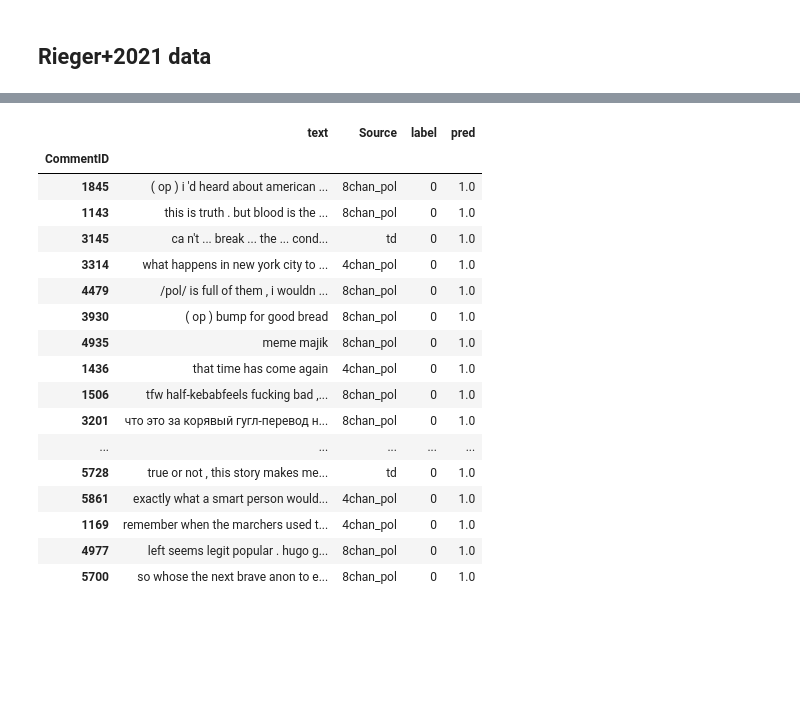
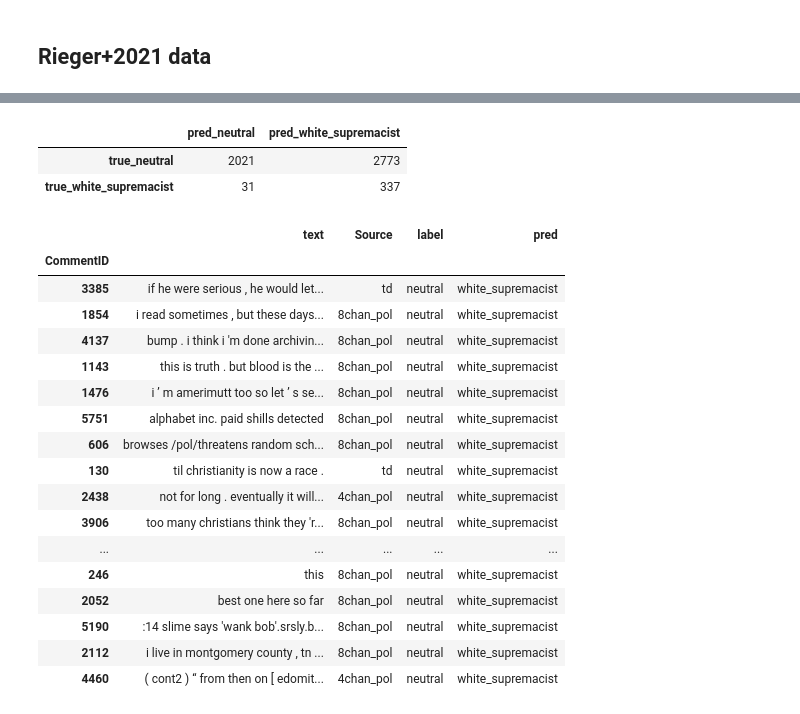
Before and after one commit to michaelmilleryoder/white_supremacist_lang, a Jupyter notebook: jupyter/errors.ipynb, the cells around one changed output, grey strips where cells are left out. Drawn from its saved outputs; the diff is of its cells as text; code cells hidden in the pictures; blank space fills up the shorter version.

```diff
--- a/jupyter/errors.ipynb
+++ b/jupyter/errors.ipynb
@@ -181,11 +173,19 @@ fp.sample(30)[sel_cols]
 ## Rieger+2021 data
 # %%
 # Load predictions
-import numpy as np
+import os
+import pandas as pd
 
-preds_path = '../output/bert/ws_neutral_annotated_test/rieger2021_predictions.txt'
-preds = np.loadtxt(preds_path)
+exp_name = 'ws_neutral_antiracist_3way_33232_test'
+preds_path = os.path.join('../output/bert/', exp_name, 'rieger2021_predictions.json')
+preds = pd.read_json(preds_path, typ='series')
+preds
+
+test_label_combine = {'antiracist': 'neutral'}
+if test_label_combine is not None:
+    preds = preds.map(lambda pred: test_label_combine.get(pred, pred))
 print(len(preds))
+print(preds.value_counts())
 preds
 # %% [output]
 5162
@@ -337,0 +345,4 @@ pd.DataFrame(confusion_matrix(data['label'], data['pred']), columns=['pred_0', '
+# %%
+# data.reset_index(inplace=True)
+data['pred'] = preds.values
+data[['label', 'pred']]
@@ -338,24 +364,34 @@ pd.DataFrame(confusion_matrix(data['label'], data['pred']), columns=['pred_0', '
+# %%
+# confusion matrix
+from sklearn.metrics import confusion_matrix
+pd.DataFrame(confusion_matrix(data['label'], data['pred']), columns=['pred_neutral', 'pred_white_supremacist'],
+             index=['true_neutral', 'true_white_supremacist'])
+# %% [output]
+|  | pred_neutral | pred_white_supremacist |
+| true_neutral | 2021 | 2773 |
+| true_white_supremacist | 31 | 337 |
 # %%
 # Look at false positives (majority of errors)
 pd.set_option('display.max_colwidth', None)
-fp = data.query('label==0 and pred==1').sample(30)[['text', 'Source', 'label', 'pred']]
-fp
+fp = data.query('label=="neutral" and pred=="white_supremacist"')
+fp_samp = fp.sample(30)[['text', 'Source', 'label', 'pred']]
+fp_samp
 # %% [output]
 |  | text | Source | label | pred |
 | CommentID |  |  |  |  |
-| 1845 | ( op ) i 'd heard about american ... | 8chan_pol | 0 | 1.0 |
-| 1143 | this is truth . but blood is the ... | 8chan_pol | 0 | 1.0 |
-| 3145 | ca n't ... break ... the ... cond... | td | 0 | 1.0 |
-| 3314 | what happens in new york city to ... | 4chan_pol | 0 | 1.0 |
-| 4479 | /pol/ is full of them , i wouldn ... | 8chan_pol | 0 | 1.0 |
-| 3930 | ( op ) bump for good bread | 8chan_pol | 0 | 1.0 |
-| 4935 | meme majik | 8chan_pol | 0 | 1.0 |
-| 1436 | that time has come again | 4chan_pol | 0 | 1.0 |
-| 1506 | tfw half-kebabfeels fucking bad ,... | 8chan_pol | 0 | 1.0 |
-| 3201 | что это за корявый гугл-перевод н... | 8chan_pol | 0 | 1.0 |
+| 3385 | if he were serious , he would let... | td | neutral | white_supremacist |
+| 1854 | i read sometimes , but these days... | 8chan_pol | neutral | white_supremacist |
+| 4137 | bump . i think i 'm done archivin... | 8chan_pol | neutral | white_supremacist |
+| 1143 | this is truth . but blood is the ... | 8chan_pol | neutral | white_supremacist |
+| 1476 | i ’ m amerimutt too so let ’ s se... | 8chan_pol | neutral | white_supremacist |
+| 5751 | alphabet inc. paid shills detected | 8chan_pol | neutral | white_supremacist |
+| 606 | browses /pol/threatens random sch... | 8chan_pol | neutral | white_supremacist |
+| 130 | til christianity is now a race . | td | neutral | white_supremacist |
+| 2438 | not for long . eventually it will... | 4chan_pol | neutral | white_supremacist |
+| 3906 | too many christians think they 'r... | 8chan_pol | neutral | white_supremacist |
 | ... | ... | ... | ... | ... |
-| 5728 | true or not , this story makes me... | td | 0 | 1.0 |
-| 5861 | exactly what a smart person would... | 4chan_pol | 0 | 1.0 |
-| 1169 | remember when the marchers used t... | 4chan_pol | 0 | 1.0 |
-| 4977 | left seems legit popular . hugo g... | 8chan_pol | 0 | 1.0 |
-| 5700 | so whose the next brave anon to e... | 8chan_pol | 0 | 1.0 |
+| 246 | this | 8chan_pol | neutral | white_supremacist |
+| 2052 | best one here so far | 8chan_pol | neutral | white_supremacist |
+| 5190 | :14 slime says 'wank bob'.srsly.b... | 8chan_pol | neutral | white_supremacist |
+| 2112 | i live in montgomery county , tn ... | 8chan_pol | neutral | white_supremacist |
+| 4460 | ( cont2 ) “ from then on [ edomit... | 4chan_pol | neutral | white_supremacist |
```
Also changed, not shown: parts of 15 cells of this notebook, 49 other files.
